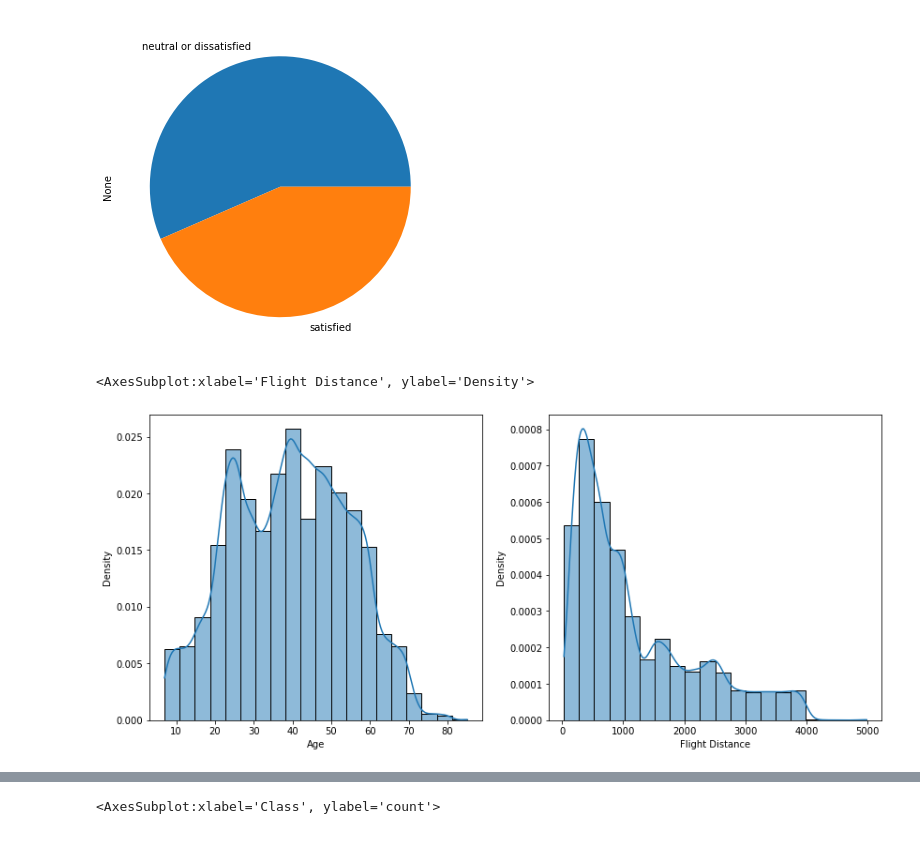
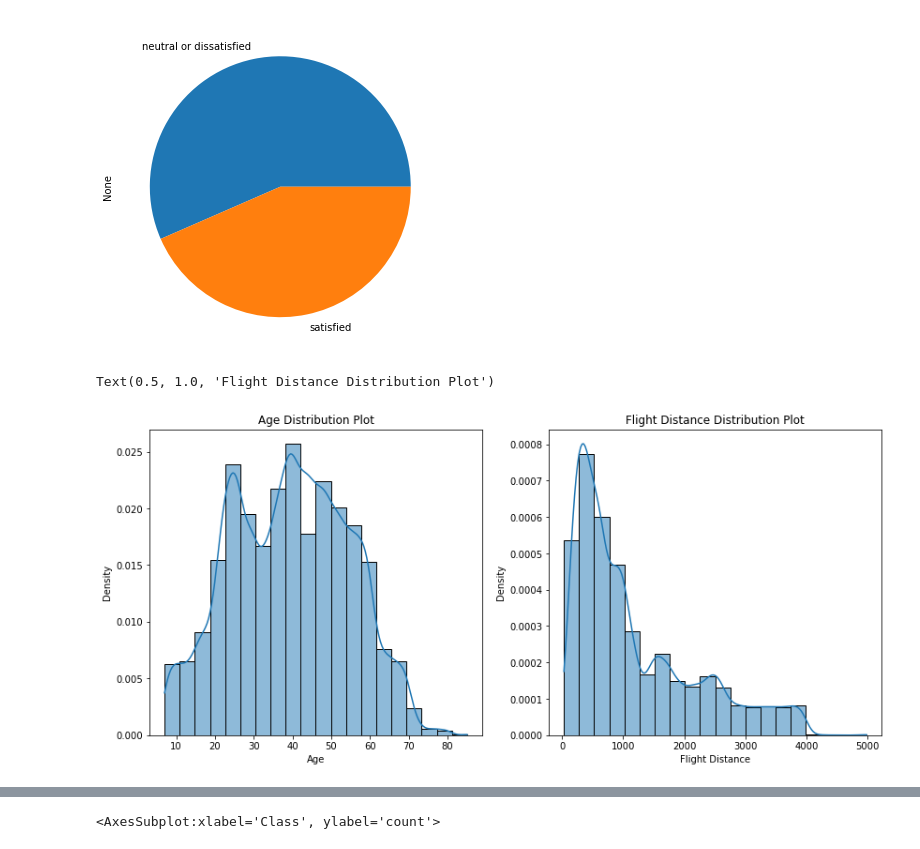
Before and after one commit to cgx242/Airline-Passenger-Satisfaction-Analysis, a Jupyter notebook: doc/Project with more EDA.ipynb, the cells around one changed output, grey strips where cells are left out. Saved outputs shown, nothing was run; the diff lists cells and outputs as text; code cells hidden in the pictures.

```diff
--- a/doc/Project with more EDA.ipynb
+++ b/doc/Project with more EDA.ipynb
@@ -147,8 +152,10 @@ print(data[data['satisfaction']=='neutral or dissatisfied'].shape)
 # %%
 # Visualize numerical variables
 fig,ax=plt.subplots(1,2,figsize=(14,6))
 sns.histplot(x='Age',data=data,ax=ax[0],kde=True,bins=20,stat='density')
 sns.histplot(x='Flight Distance',data=data,ax=ax[1],kde=True,bins=20,stat='density')
+ax[0].set_title("Age Distribution Plot")
+ax[1].set_title("Flight Distance Distribution Plot")
 # %% [output]
-<AxesSubplot:xlabel='Flight Distance', ylabel='Density'>
+Text(0.5, 1.0, 'Flight Distance Distribution Plot')
-[figure, old version]
+[figure, new version]
```
Also changed, not shown: parts of 5 cells of this notebook.
